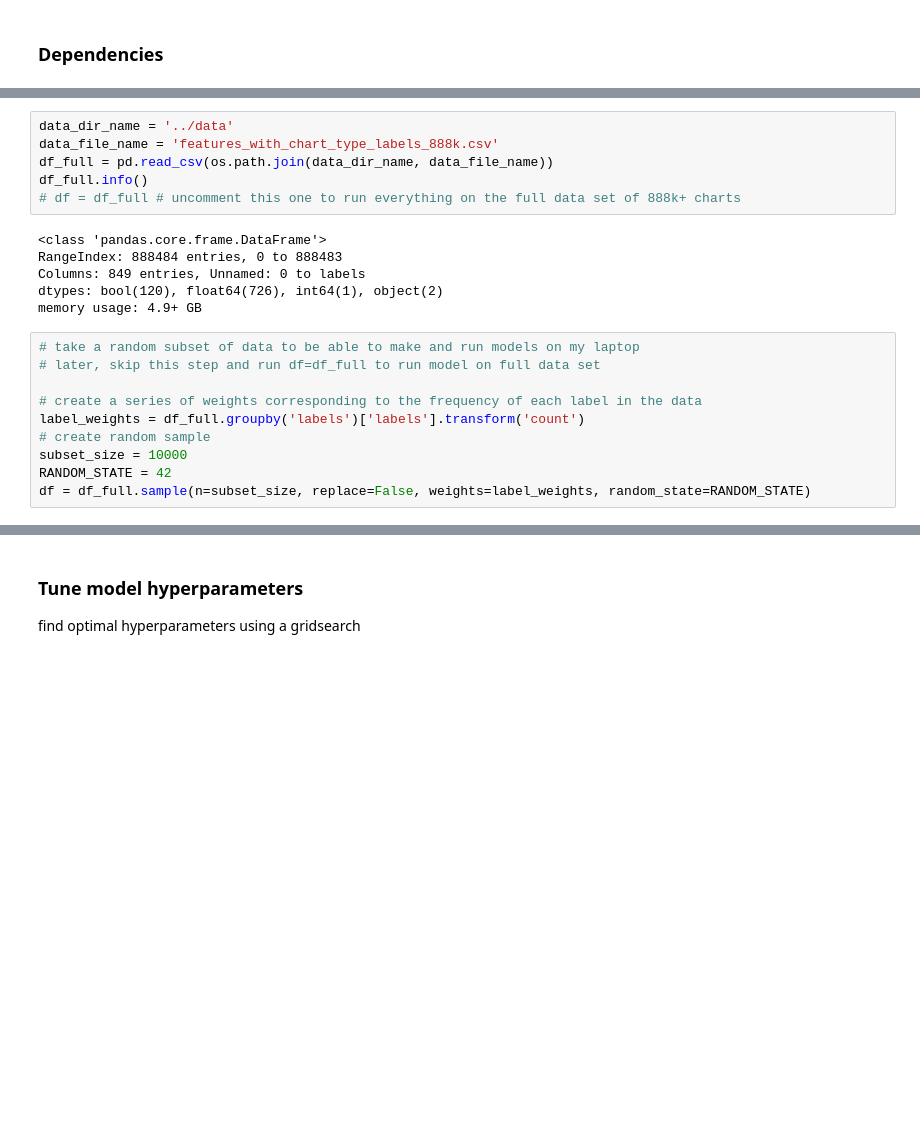
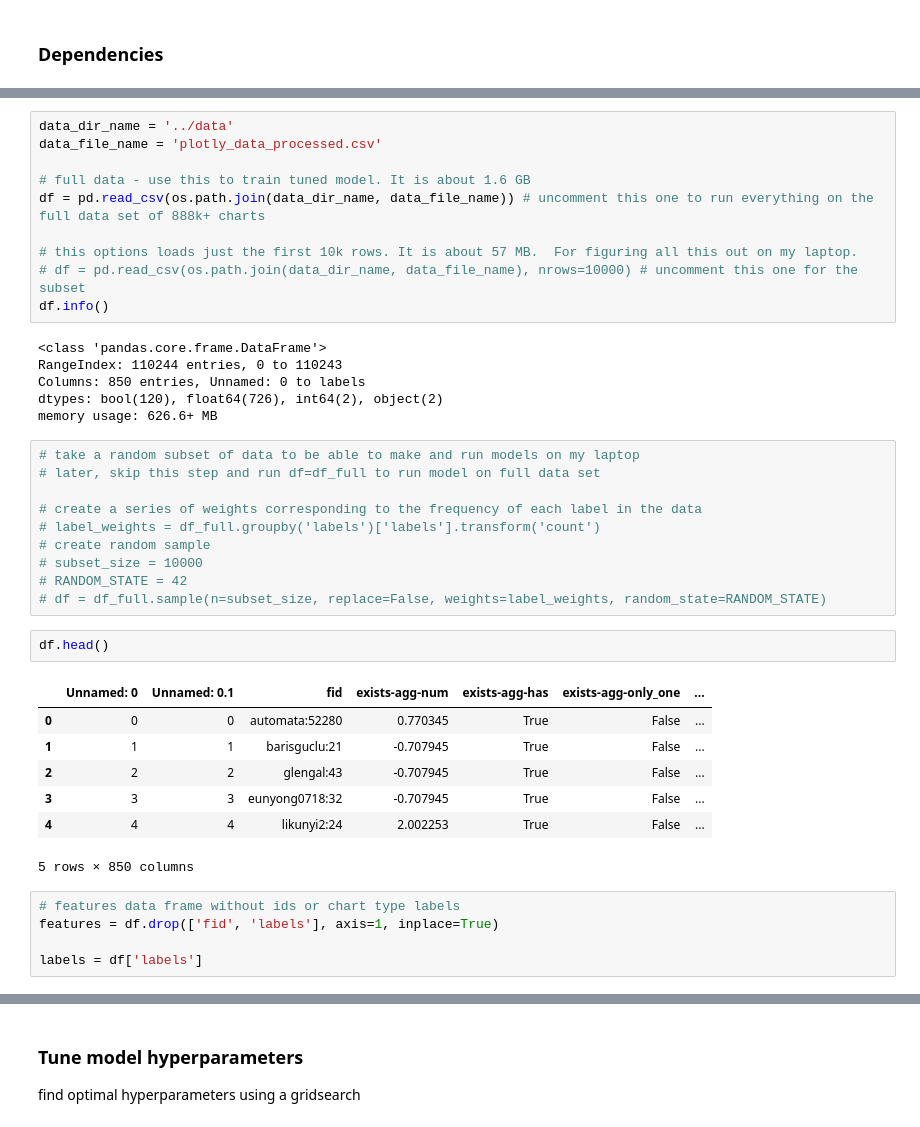
Before and after one commit to devonds/viz, a Jupyter notebook: notebooks/Predict_Chart_Type_RF.ipynb, the cells around one changed output, grey strips where cells are left out. Drawn from its saved outputs; the diff is of its cells as text; blank space fills up the shorter version.

```diff
--- a/notebooks/Predict_Chart_Type_RF.ipynb
+++ b/notebooks/Predict_Chart_Type_RF.ipynb
@@ -32,22 +39,41 @@ Start there, or download features_with_9_chart_type_labels_888k.csv here (still
 # %%
 data_dir_name = '../data'
-data_file_name = 'features_with_chart_type_labels_888k.csv'
-df_full = pd.read_csv(os.path.join(data_dir_name, data_file_name))
-df_full.info()
-# df = df_full # uncomment this one to run everything on the full data set of 888k+ charts
+data_file_name = 'plotly_data_processed.csv'
+
+# full data - use this to train tuned model. It is about 1.6 GB
+df = pd.read_csv(os.path.join(data_dir_name, data_file_name)) # uncomment this one to run everything on the full data set of 888k+ charts
+
+# this options loads just the first 10k rows. It is about 57 MB.  For figuring all this out on my laptop.
+# df = pd.read_csv(os.path.join(data_dir_name, data_file_name), nrows=10000) # uncomment this one for the subset
+df.info()
 # %% [output]
 <class 'pandas.core.frame.DataFrame'>
-RangeIndex: 888484 entries, 0 to 888483
-Columns: 849 entries, Unnamed: 0 to labels
-dtypes: bool(120), float64(726), int64(1), object(2)
-memory usage: 4.9+ GB
+RangeIndex: 110244 entries, 0 to 110243
+Columns: 850 entries, Unnamed: 0 to labels
+dtypes: bool(120), float64(726), int64(2), object(2)
+memory usage: 626.6+ MB
 # %%
 # take a random subset of data to be able to make and run models on my laptop
 # later, skip this step and run df=df_full to run model on full data set
 
 # create a series of weights corresponding to the frequency of each label in the data
-label_weights = df_full.groupby('labels')['labels'].transform('count')
+# label_weights = df_full.groupby('labels')['labels'].transform('count')
 # create random sample
-subset_size = 10000
-RANDOM_STATE = 42
-df = df_full.sample(n=subset_size, replace=False, weights=label_weights, random_state=RANDOM_STATE)
+# subset_size = 10000
+# RANDOM_STATE = 42
+# df = df_full.sample(n=subset_size, replace=False, weights=label_weights, random_state=RANDOM_STATE)
+# %%
+df.head()
+# %% [output]
+|  | Unnamed: 0 | Unnamed: 0.1 | fid | exists-agg-num | exists-agg-has | exists-agg-only_one | ... |
+| 0 | 0 | 0 | automata:52280 | 0.770345 | True | False | ... |
+| 1 | 1 | 1 | barisguclu:21 | -0.707945 | True | False | ... |
+| 2 | 2 | 2 | glengal:43 | -0.707945 | True | False | ... |
+| 3 | 3 | 3 | eunyong0718:32 | -0.707945 | True | False | ... |
+| 4 | 4 | 4 | likunyi2:24 | 2.002253 | True | False | ... |
+5 rows × 850 columns
+# %%
+# features data frame without ids or chart type labels
+features = df.drop(['fid', 'labels'], axis=1, inplace=True)
+
+labels = df['labels']
```
Also changed, not shown: parts of 23 cells of this notebook, 20 other files.
